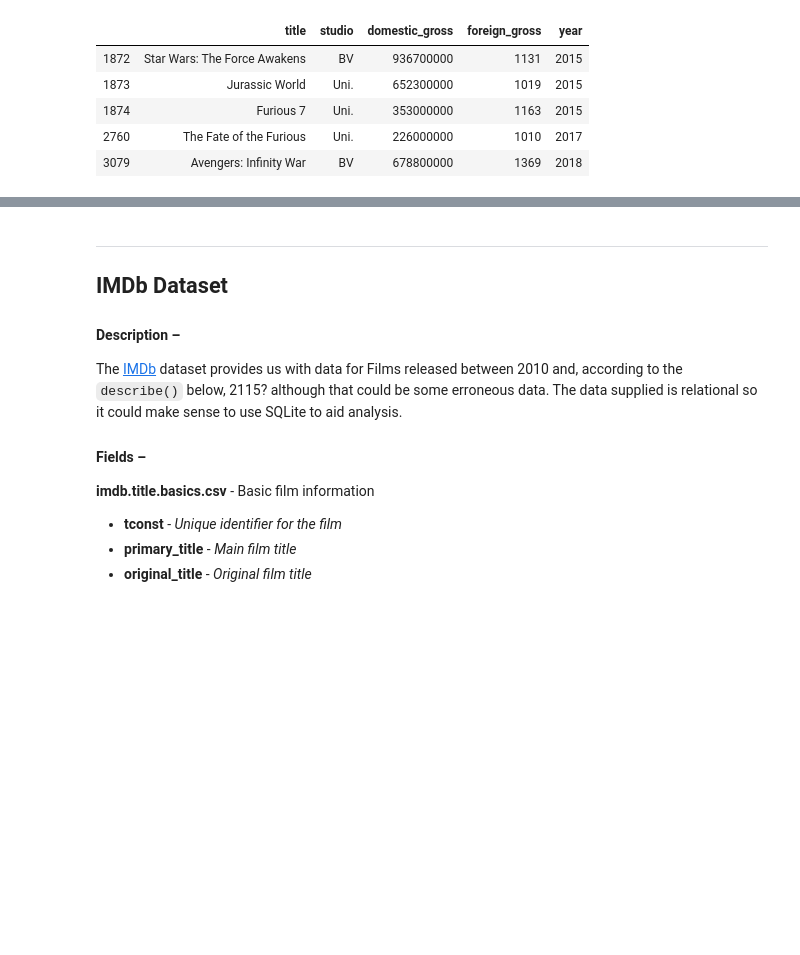
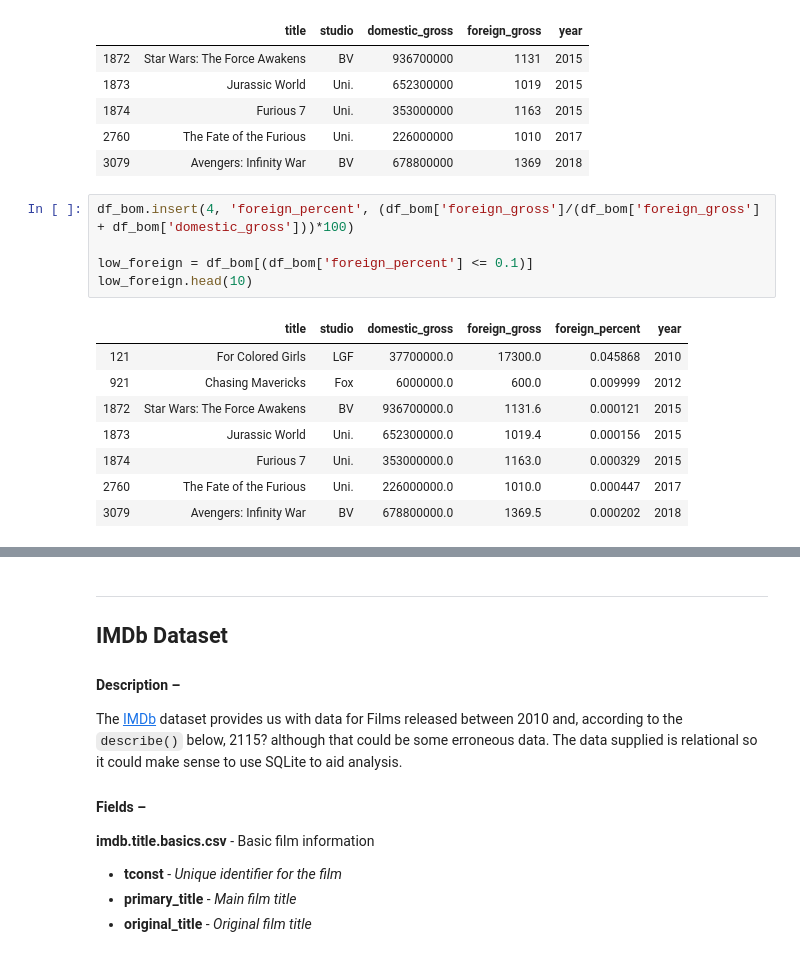
Before and after one commit to toopster/dsc-mod-1-project-v2-1-online-ds-sp-000, a Jupyter notebook: discovery.ipynb, the cells around one changed output, grey strips where cells are left out. Saved outputs shown, nothing was run; the diff lists cells and outputs as text; blank space fills up the shorter version.

```diff
--- a/discovery.ipynb
+++ b/discovery.ipynb
@@ -98,6 +98,20 @@ incorrect_df
 | 1874 | Furious 7 | Uni. | 353000000 | 1163 | 2015 |
 | 2760 | The Fate of the Furious | Uni. | 226000000 | 1010 | 2017 |
 | 3079 | Avengers: Infinity War | BV | 678800000 | 1369 | 2018 |
+# %%
+df_bom.insert(4, 'foreign_percent', (df_bom['foreign_gross']/(df_bom['foreign_gross'] + df_bom['domestic_gross']))*100)
+
+low_foreign = df_bom[(df_bom['foreign_percent'] <= 0.1)]
+low_foreign.head(10)
+# %% [output]
+|  | title | studio | domestic_gross | foreign_gross | foreign_percent | year |
+| 121 | For Colored Girls | LGF | 37700000.0 | 17300.0 | 0.045868 | 2010 |
+| 921 | Chasing Mavericks | Fox | 6000000.0 | 600.0 | 0.009999 | 2012 |
+| 1872 | Star Wars: The Force Awakens | BV | 936700000.0 | 1131.6 | 0.000121 | 2015 |
+| 1873 | Jurassic World | Uni. | 652300000.0 | 1019.4 | 0.000156 | 2015 |
+| 1874 | Furious 7 | Uni. | 353000000.0 | 1163.0 | 0.000329 | 2015 |
+| 2760 | The Fate of the Furious | Uni. | 226000000.0 | 1010.0 | 0.000447 | 2017 |
+| 3079 | Avengers: Infinity War | BV | 678800000.0 | 1369.5 | 0.000202 | 2018 |
 # %%
 # Handle the incorrect foreign gross income data, out by a factor of 1,000,000 for the following films:
 #  - The Fate of the Furious
```
Also changed, not shown: parts of 2 cells of this notebook.
